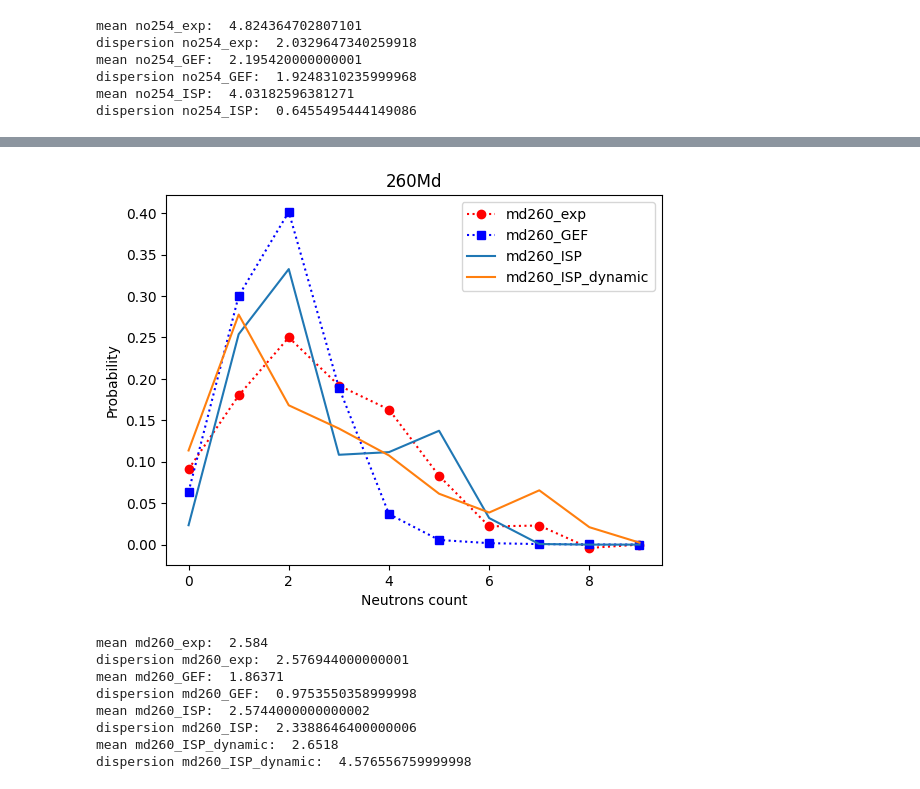
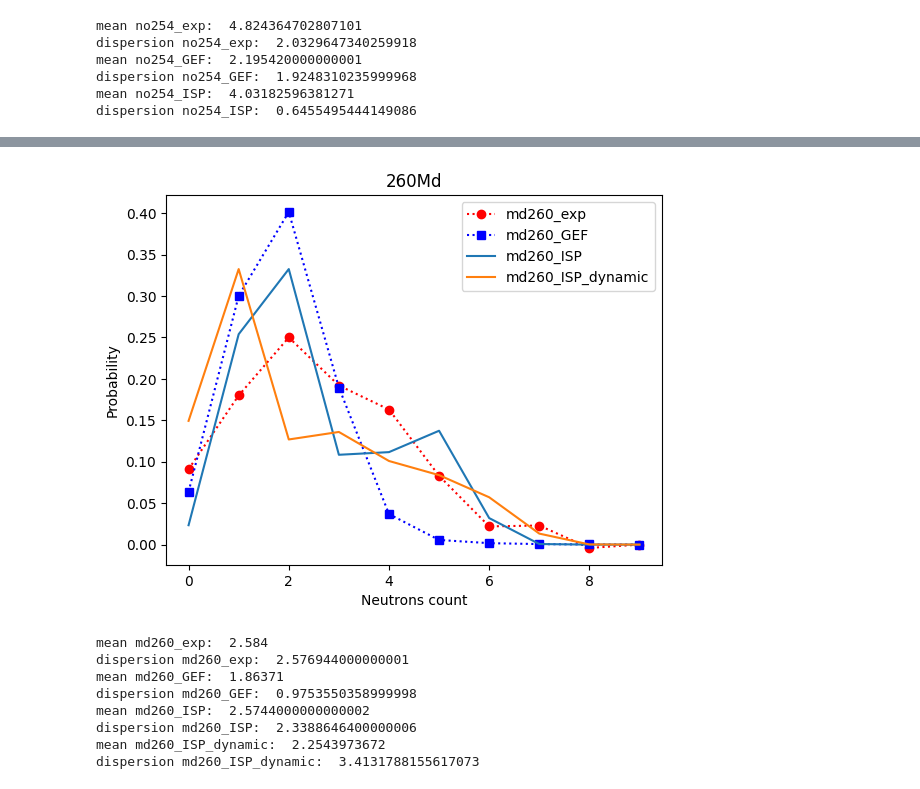
Before and after one commit to siberianisaev/NeutronBarrel, a Jupyter notebook: Python/KStest.ipynb, the cells around one changed output, grey strips where cells are left out. Drawn from its saved outputs; the diff is of its cells as text; code cells hidden in the pictures.

```diff
--- a/Python/KStest.ipynb
+++ b/Python/KStest.ipynb
@@ -528,49 +530,49 @@ md260_ISP  = np.array(
         7e-4,
         0,
         0
     ]
 )
 md260_ISP_dynamic  = np.array(
     [
-        0.1136,
-        0.2776,
-        0.1681,
-        0.1401,
-        0.1076,
-        0.0614,
-        0.0387,
-        0.0655,
-        0.0210,
-        0.0024
+        0.1493087433,
+        0.3324915985,
+        0.1268816867,
+        0.1359493755,
+        0.1009033768,
+        0.0838407065,
+        0.0571190947,
+        0.0132769142,
+        0.0002284631,
+        4.07996891799712E-008
     ]
 )
 
 xx = list(range(0, 10))
 plt.plot(xx,md260_exp,'ro:',label='md260_exp')
 plt.plot(xx,md260_GEF,'bs:',label='md260_GEF') # 1.86+/-0.04 ; std 0.987
 plt.plot(xx,md260_ISP,label='md260_ISP')
 plt.plot(xx,md260_ISP_dynamic,label='md260_ISP_dynamic')
 plt.legend()
 plt.title('260Md')
 plt.xlabel('Neutrons count')
 plt.ylabel('Probability')
 plt.show()
 
 print("mean md260_exp: ", mean_from(md260_exp))
 print("dispersion md260_exp: ", dispersion_from(md260_exp))
 print("mean md260_GEF: ", mean_from(md260_GEF))
 print("dispersion md260_GEF: ", dispersion_from(md260_GEF))
 print("mean md260_ISP: ", mean_from(md260_ISP))
 print("dispersion md260_ISP: ", dispersion_from(md260_ISP))
 print("mean md260_ISP_dynamic: ", mean_from(md260_ISP_dynamic))
 print("dispersion md260_ISP_dynamic: ", dispersion_from(md260_ISP_dynamic))
 # %% [output]
-[figure, old version]
+[figure, new version]
 mean md260_exp:  2.584
 dispersion md260_exp:  2.576944000000001
 mean md260_GEF:  1.86371
 dispersion md260_GEF:  0.9753550358999998
 mean md260_ISP:  2.5744000000000002
 dispersion md260_ISP:  2.3388646400000006
-mean md260_ISP_dynamic:  2.6518
-dispersion md260_ISP_dynamic:  4.576556759999998
+mean md260_ISP_dynamic:  2.2543973672
+dispersion md260_ISP_dynamic:  3.4131788155617073
```
Also changed, not shown: parts of 1 cell of this notebook.
